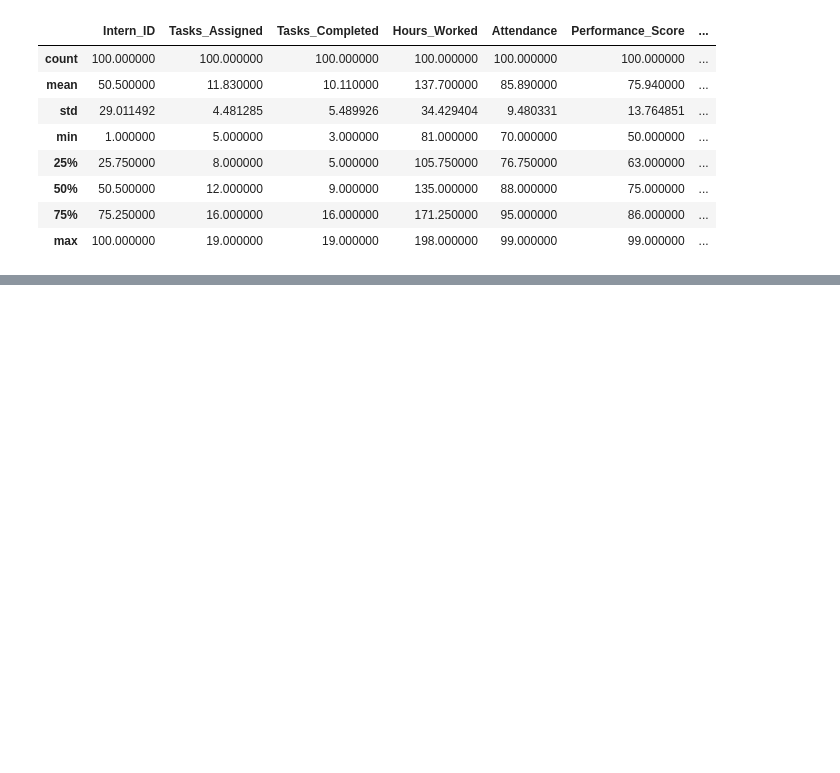
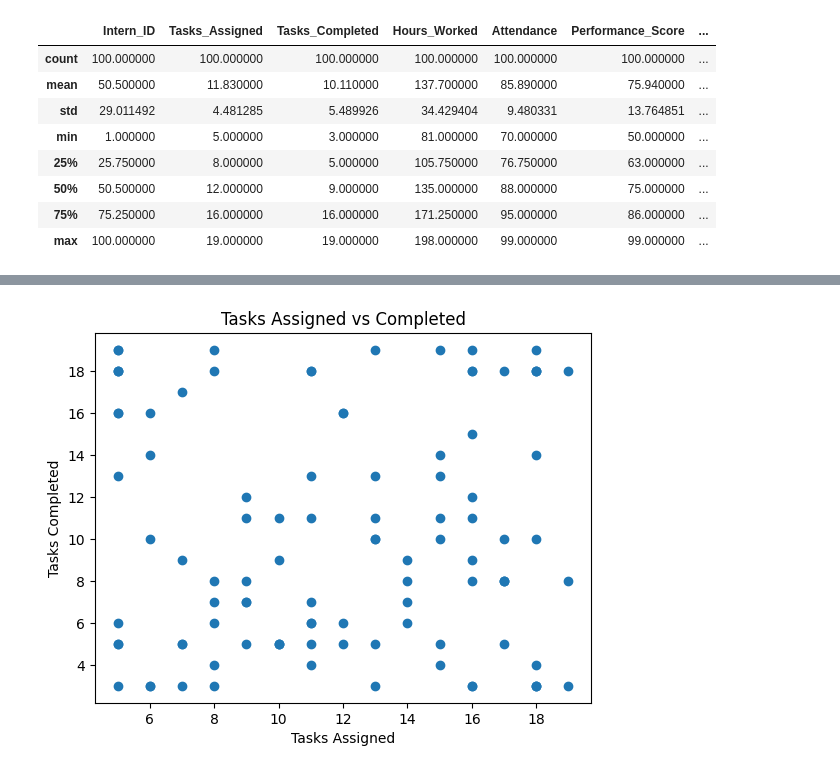
Before and after one commit to DHANYADEVISIVARAJ/Intern_Performance_Dashboard, a Jupyter notebook: Notebooks/data_preprocessing.ipynb, the cells around one changed output, grey strips where cells are left out. Drawn from its saved outputs; the diff is of its cells as text; code cells hidden in the pictures; blank space fills up the shorter version.

```diff
--- a/Notebooks/data_preprocessing.ipynb
+++ b/Notebooks/data_preprocessing.ipynb
@@ -182,0 +188,3 @@ df.to_csv("../dataset/interndashboard_data_cleaned.csv", index=False)
+# %%
+df = pd.read_csv("../dataset/intern_data_cleaned.csv")
+df.head()
@@ -182,0 +198,9 @@ df.to_csv("../dataset/interndashboard_data_cleaned.csv", index=False)
+# %%
+plt.figure()
+plt.scatter(df["Tasks_Assigned"], df["Tasks_Completed"])
+plt.xlabel("Tasks Assigned")
+plt.ylabel("Tasks Completed")
+plt.title("Tasks Assigned vs Completed")
+plt.show()
+# %% [output]
+[figure, added]
```
Also changed, not shown: parts of 7 cells of this notebook, 1 other file.
